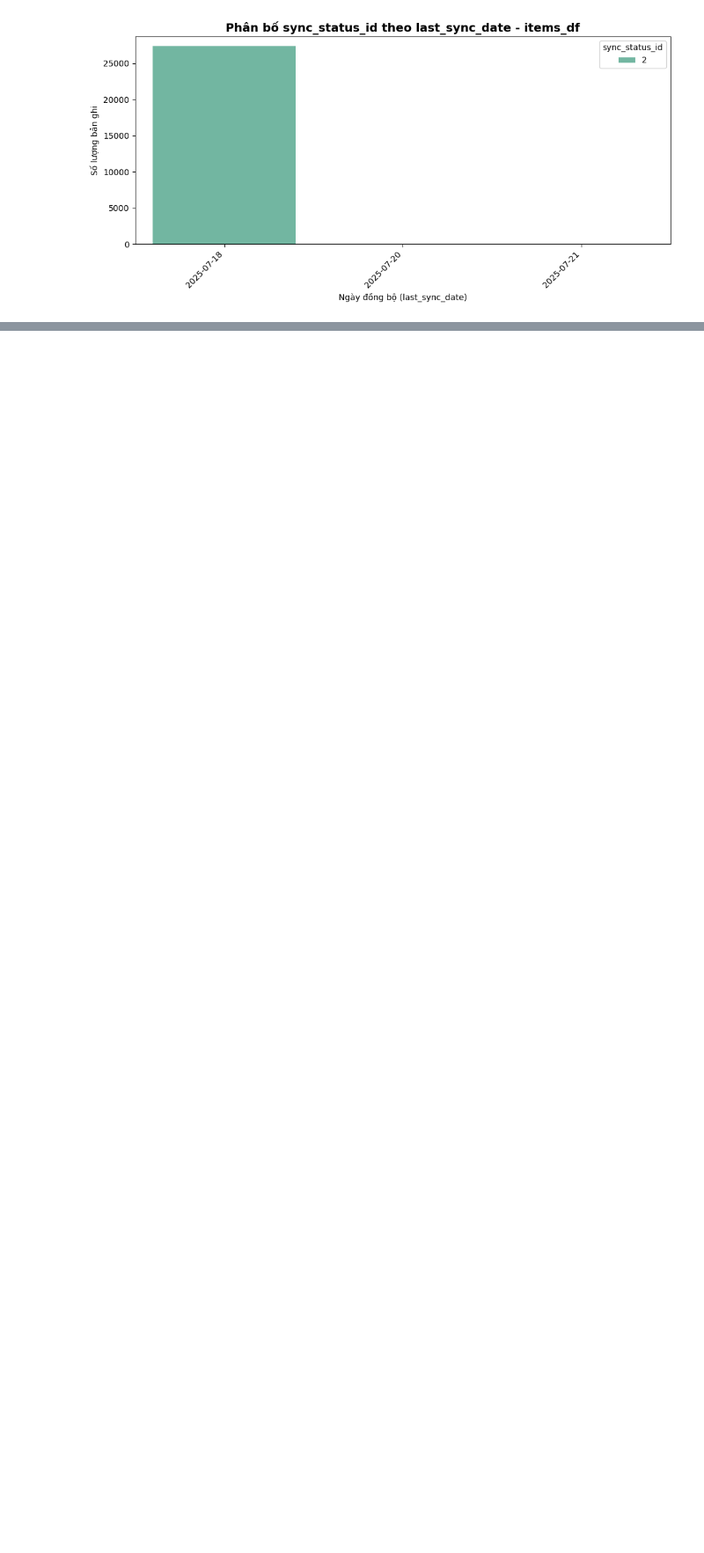
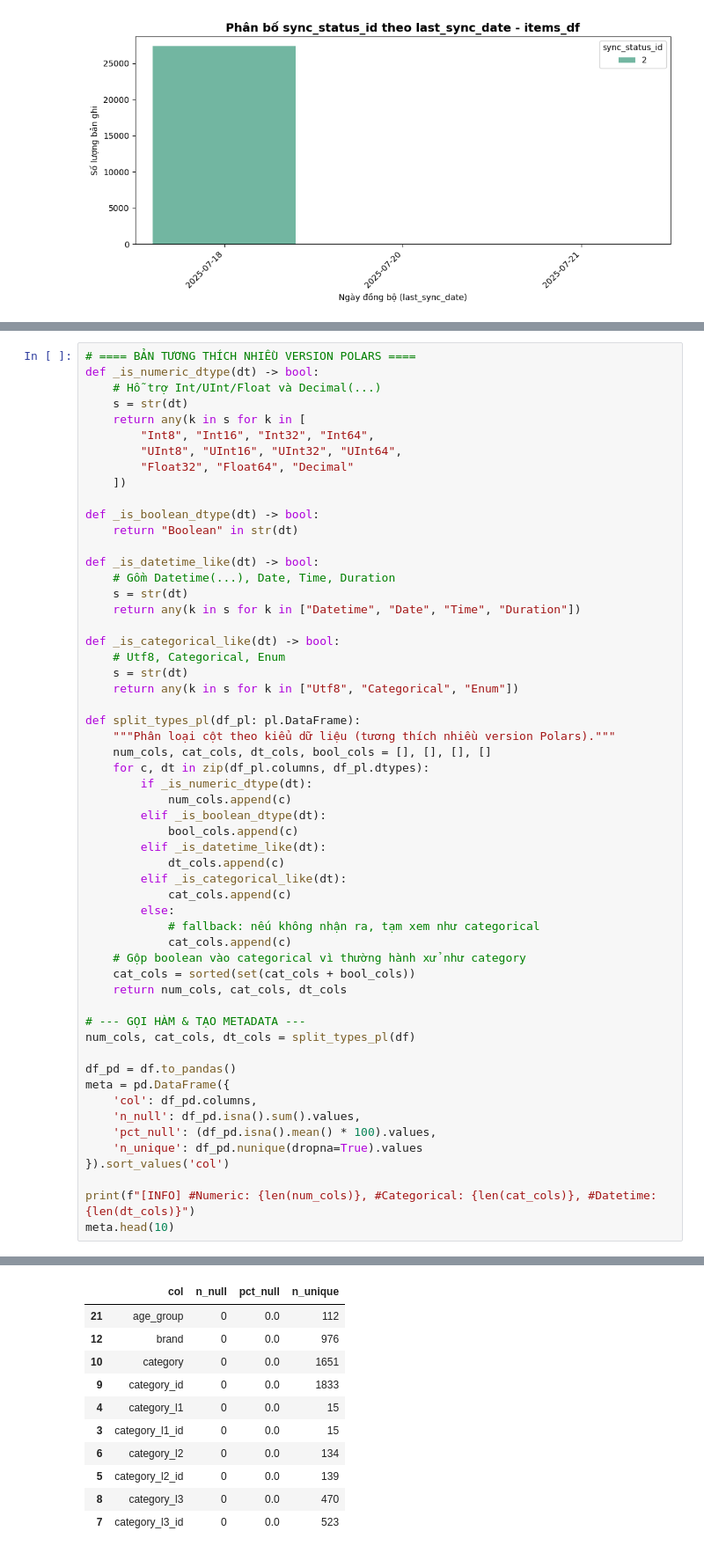
Before and after one commit to nbazo06/DoAnCS116, a Jupyter notebook: recommendation dataset/DoAnPreProcessing.ipynb, the cells around one changed output, grey strips where cells are left out. Shown at 88% size. Saved outputs shown, nothing was run; the diff lists cells and outputs as text; blank space fills up the shorter version.

```diff
--- a/recommendation dataset/DoAnPreProcessing.ipynb
+++ b/recommendation dataset/DoAnPreProcessing.ipynb
@@ -224,0 +275,57 @@ last_sync_date
+# %%
+# ==== BẢN TƯƠNG THÍCH NHIỀU VERSION POLARS ====
+def _is_numeric_dtype(dt) -> bool:
+    # Hỗ trợ Int/UInt/Float và Decimal(...)
+    s = str(dt)
+    return any(k in s for k in [
+        "Int8", "Int16", "Int32", "Int64",
+        "UInt8", "UInt16", "UInt32", "UInt64",
+        "Float32", "Float64", "Decimal"
+    ])
+
+def _is_boolean_dtype(dt) -> bool:
+    return "Boolean" in str(dt)
+
+def _is_datetime_like(dt) -> bool:
+    # Gồm Datetime(...), Date, Time, Duration
+    s = str(dt)
+    return any(k in s for k in ["Datetime", "Date", "Time", "Duration"])
+
+def _is_categorical_like(dt) -> bool:
+    # Utf8, Categorical, Enum
+    s = str(dt)
+    return any(k in s for k in ["Utf8", "Categorical", "Enum"])
+
+def split_types_pl(df_pl: pl.DataFrame):
+    """Phân loại cột theo kiểu dữ liệu (tương thích nhiều version Polars)."""
+    num_cols, cat_cols, dt_cols, bool_cols = [], [], [], []
+    for c, dt in zip(df_pl.columns, df_pl.dtypes):
+        if _is_numeric_dtype(dt):
+            num_cols.append(c)
+        elif _is_boolean_dtype(dt):
+            bool_cols.append(c)
+        elif _is_datetime_like(dt):
+            dt_cols.append(c)
+        elif _is_categorical_like(dt):
+            cat_cols.append(c)
+        else:
+            # fallback: nếu không nhận ra, tạm xem như categorical
+            cat_cols.append(c)
+    # Gộp boolean vào categorical vì thường hành xử như category
+    cat_cols = sorted(set(cat_cols + bool_cols))
+    return num_cols, cat_cols, dt_cols
+
+# --- GỌI HÀM & TẠO METADATA ---
+num_cols, cat_cols, dt_cols = split_types_pl(df)
+
+df_pd = df.to_pandas()
+meta = pd.DataFrame({
+    'col': df_pd.columns,
+    'n_null': df_pd.isna().sum().values,
+    'pct_null': (df_pd.isna().mean() * 100).values,
+    'n_unique': df_pd.nunique(dropna=True).values
+}).sort_values('col')
+
+print(f"[INFO] #Numeric: {len(num_cols)}, #Categorical: {len(cat_cols)}, #Datetime: {len(dt_cols)}")
+meta.head(10)
+# %% [output]
@@ -224,0 +333,11 @@ last_sync_date
+|  | col | n_null | pct_null | n_unique |
+| 21 | age_group | 0 | 0.0 | 112 |
+| 12 | brand | 0 | 0.0 | 976 |
+| 10 | category | 0 | 0.0 | 1651 |
+| 9 | category_id | 0 | 0.0 | 1833 |
+| 4 | category_l1 | 0 | 0.0 | 15 |
+| 3 | category_l1_id | 0 | 0.0 | 15 |
+| 6 | category_l2 | 0 | 0.0 | 134 |
+| 5 | category_l2_id | 0 | 0.0 | 139 |
+| 8 | category_l3 | 0 | 0.0 | 470 |
+| 7 | category_l3_id | 0 | 0.0 | 523 |
```
Also changed, not shown: parts of 19 cells of this notebook, 1 other file.
